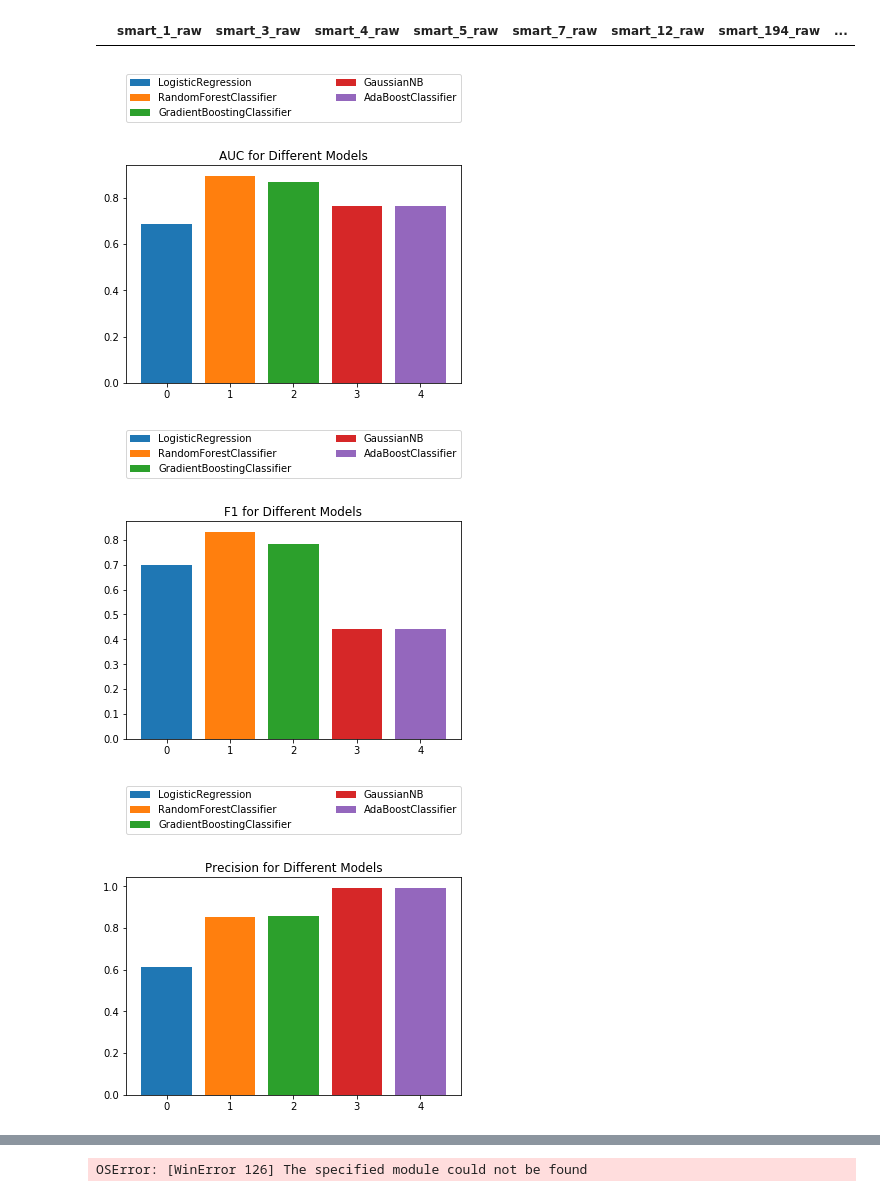
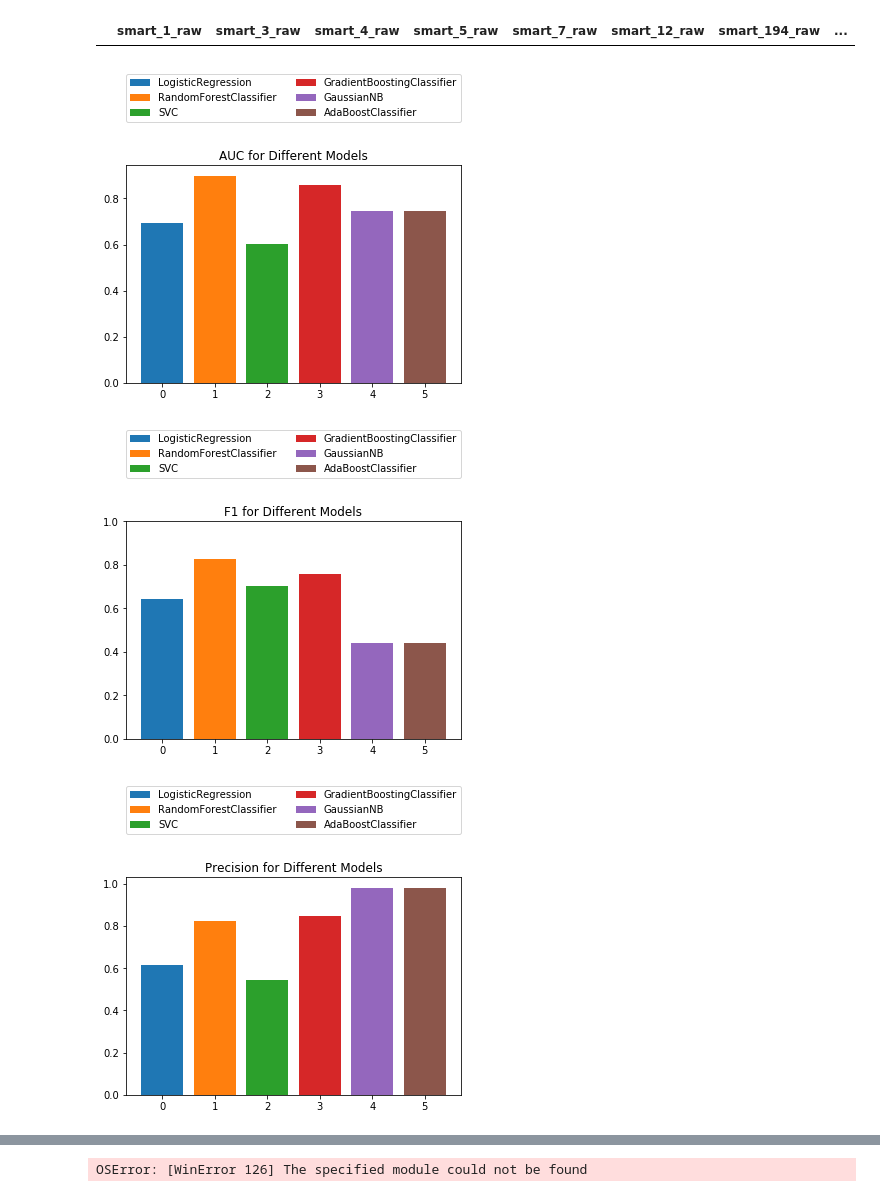
Before and after one commit to ericyang216/cs229_falling, a Jupyter notebook: normalized_plots.ipynb, the cells around one changed output, grey strips where cells are left out. Cells and saved outputs as stored; diff of their text form; code cells hidden in the pictures.

Commit message:
my plotting

```diff
--- a/normalized_plots.ipynb
+++ b/normalized_plots.ipynb
@@ -66,7 +66,7 @@ feature_columns = [ 'smart_1_raw', 'smart_3_raw', 'smart_4_raw', 'smart_5_raw',
 data_curr = pd.concat([nominal_sample, failure_sample])
 # %%
 data_norm = pd.DataFrame()
-manufacturers = ['ST','Hi','WD','To']
+manufacturers = ['ST','Hi','WD','To','HG']
 for man in manufacturers:
     data_sub = data_curr[[i[:2].lower()==man.lower() for i in data_curr.model]]
     max_ = pd.read_csv('scaling/%s_max.csv' % man.lower())
@@ -157,6 +162,8 @@ models = [lr1, lr2, lr3, lr4, lr5, svm_linear, svm_rbf, svm_poly, svm_sig, rfc,
 model_results = {}
 #models = [lr1, lr2, lr3, lr4, lr5, svm_linear, svm_poly, rfc, rfc100, boost1, boost2, gnb, ada]
 models = [lr1, svm_linear, rfc, rfc100, boost1, boost2, gnb, ada]
+# %%
+models = [svm_poly]
 # %%
 # *** RUN MODELS ***
 
@@ -179,7 +186,7 @@ import winsound
 # %%
 winsound.MessageBeep()
 # %%
-models_plot = [lr1, rfc, boost2, gnb, ada]
+models_plot = [lr1, rfc, svm_poly, boost2, gnb, ada]
 # %%
 leg = []
 data = []
@@ -192,20 +199,21 @@ plt.legend(leg,bbox_to_anchor=(0., 1.2, 1., .102), loc=3,
 plt.title("AUC for Different Models")
 plt.show()
 # %% [output]
-[figure, old version]
+[figure, new version]
 # %%
 leg = []
 data = []
 for (i,model) in enumerate(models_plot):
     leg.append(str(model).split('(')[0])
     data.append(model_results[model]['val']['f1'])
     plt.bar(i, model_results[model]['val']['f1'])
 plt.legend(leg,bbox_to_anchor=(0., 1.2, 1., .102), loc=3,
            ncol=2, mode="expand", borderaxespad=0.)
+plt.ylim([0,1])
 plt.title("F1 for Different Models")
 plt.show()
 # %% [output]
-[figure, old version]
+[figure, new version]
 # %%
 leg = []
 data = []
@@ -218,7 +226,7 @@ plt.legend(leg,bbox_to_anchor=(0., 1.2, 1., .102), loc=3,
 plt.title("Precision for Different Models")
 plt.show()
 # %% [output]
-[figure, old version]
+[figure, new version]
 # %%
 leg = []
 data = []
```
Also changed, not shown: parts of 8 cells of this notebook, 2 other files.
